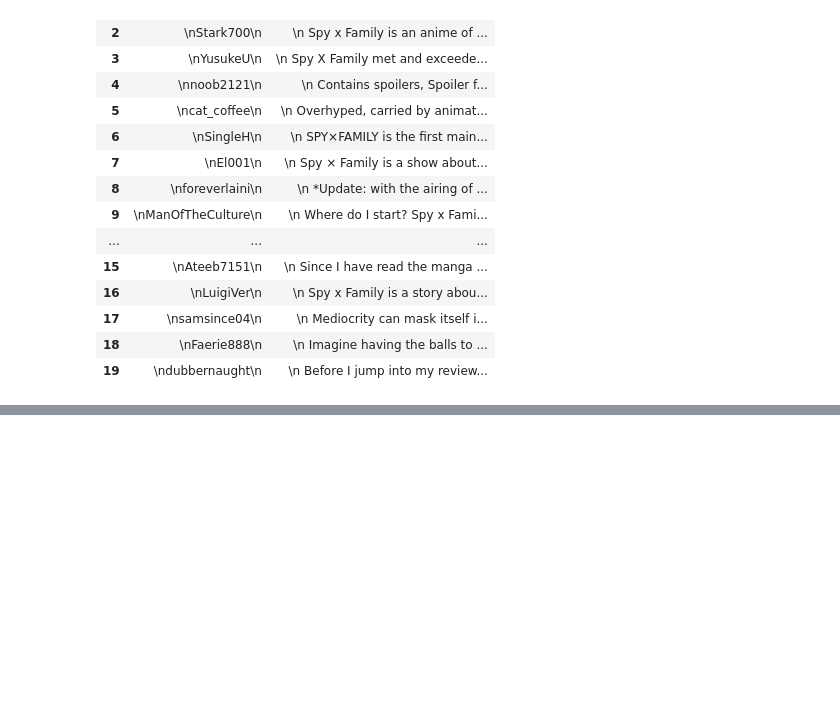
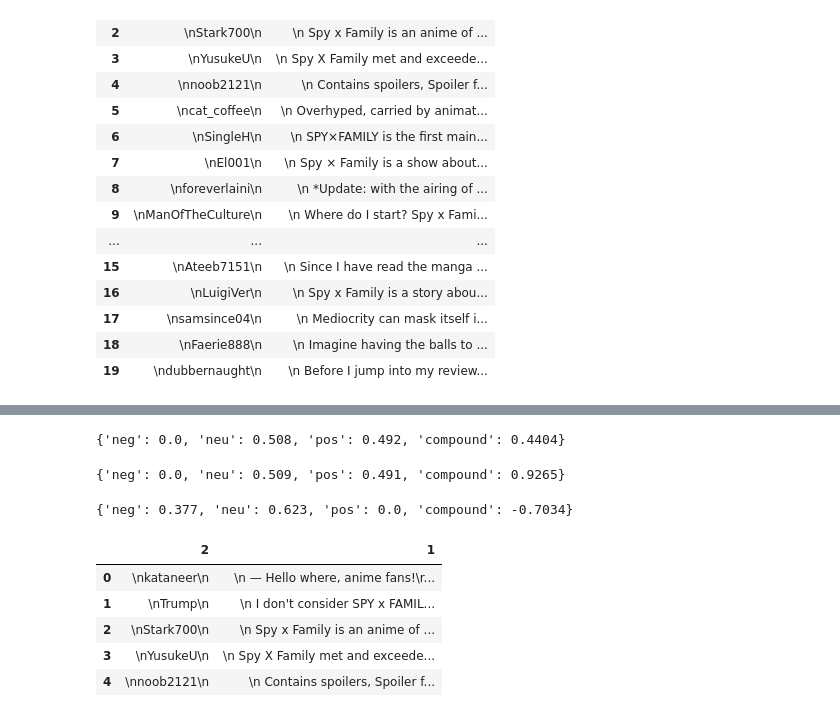
Before and after one commit to anan101011/Assignment-2-sda, a Jupyter notebook: assignment 2 lol ana is mad.ipynb, the cells around one changed output, grey strips where cells are left out. Drawn from its saved outputs; the diff is of its cells as text; code cells hidden in the pictures; blank space fills up the shorter version.

```diff
--- a/assignment 2 lol ana is mad.ipynb
+++ b/assignment 2 lol ana is mad.ipynb
@@ -231,0 +232,4 @@ df1
+# %%
+sid.polarity_scores(a)
+# %% [output]
+{'neg': 0.0, 'neu': 0.508, 'pos': 0.492, 'compound': 0.4404}
@@ -231,0 +238,4 @@ df1
+# %%
+sid.polarity_scores(a)
+# %% [output]
+{'neg': 0.0, 'neu': 0.509, 'pos': 0.491, 'compound': 0.9265}
@@ -231,0 +244,14 @@ df1
+# %%
+sid.polarity_scores(a)
+# %% [output]
+{'neg': 0.377, 'neu': 0.623, 'pos': 0.0, 'compound': -0.7034}
+# %%
+
+df1.head()
+# %% [output]
+|  | 2 | 1 |
+| 0 | \nkataneer\n | \n — Hello where, anime fans!\r... |
+| 1 | \nTrump\n | \n I don't consider SPY x FAMIL... |
+| 2 | \nStark700\n | \n Spy x Family is an anime of ... |
+| 3 | \nYusukeU\n | \n Spy X Family met and exceede... |
+| 4 | \nnoob2121\n | \n Contains spoilers, Spoiler f... |
```
Also changed, not shown: parts of 18 cells of this notebook.
